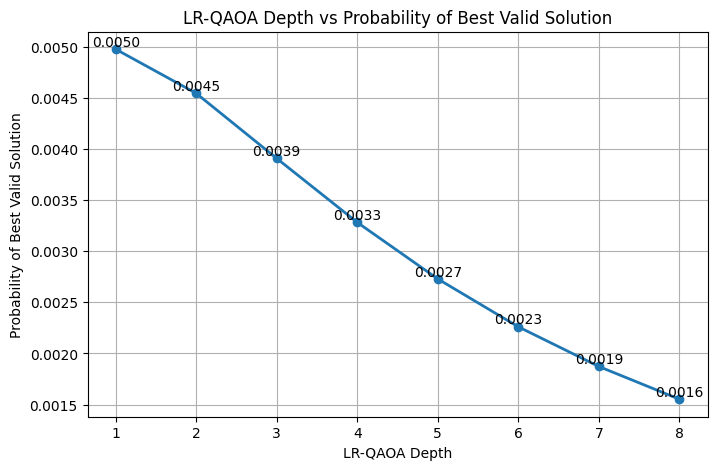
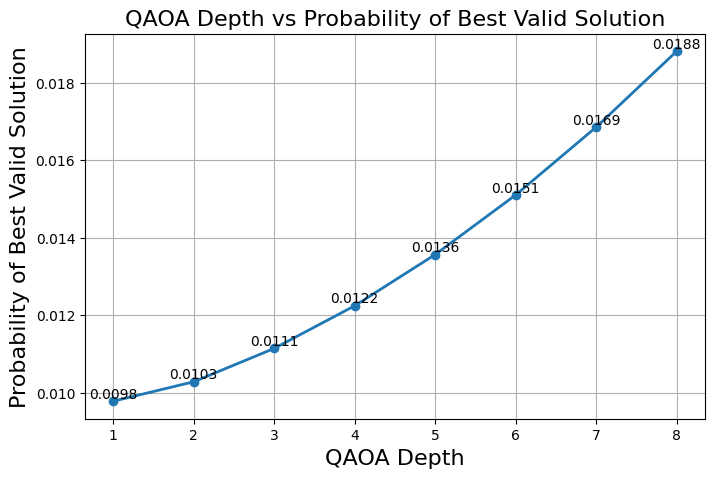
The change to this notebook cell's code, shown as a diff; its figure went from the first image to the second:
--- before
+++ after
@@ -15,8 +15,8 @@
              va='bottom')
 
-plt.xlabel("LR-QAOA Depth")
-plt.ylabel("Probability of Best Valid Solution")
+plt.xlabel("QAOA Depth", fontsize=16)
+plt.ylabel("Probability of Best Valid Solution", fontsize=16)
 
-plt.title("LR-QAOA Depth vs Probability of Best Valid Solution")
+plt.title("QAOA Depth vs Probability of Best Valid Solution", fontsize=16)
 
 plt.grid(True)

Commit: Graph Updates